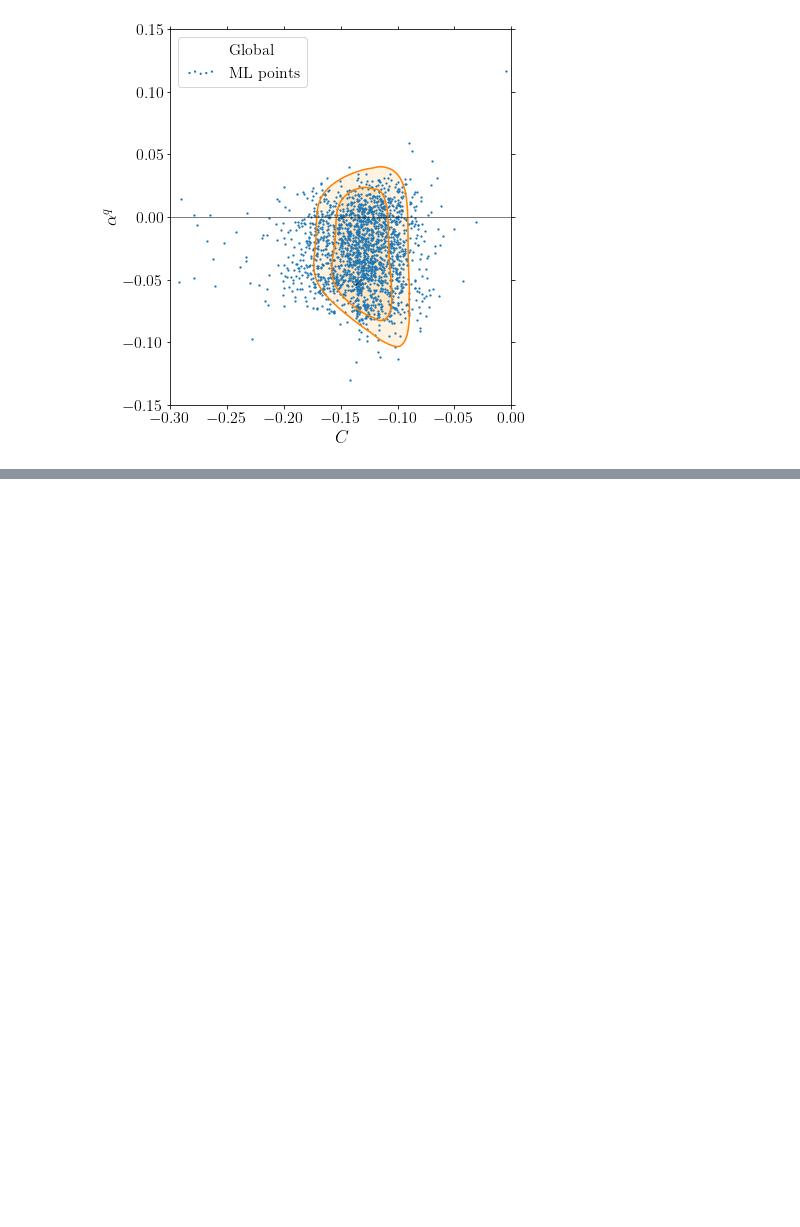
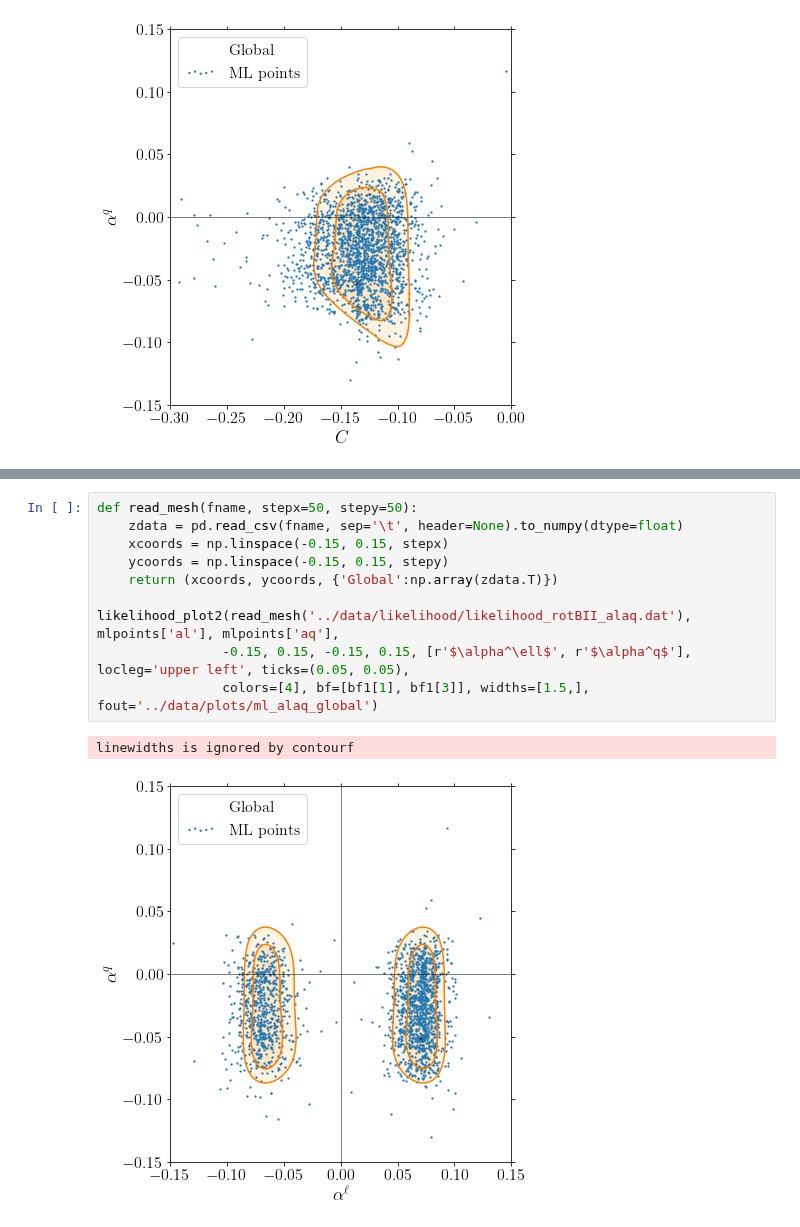
Before and after one commit to Jorge-Alda/SMEFT19-notebooks, a Jupyter notebook: PaperML/07_newplots.ipynb, the cells around one changed output, grey strips where cells are left out. Saved outputs shown, nothing was run; the diff lists cells and outputs as text; blank space fills up the shorter version.

```diff
--- a/PaperML/07_newplots.ipynb
+++ b/PaperML/07_newplots.ipynb
@@ -347,3 +365,16 @@ likelihood_plot2(read_mesh('../data/likelihood/likelihood_rotBII_Cbq.dat'), mlpo
 # %% [output]
 linewidths is ignored by contourf
 [figure]
+# %%
+def read_mesh(fname, stepx=50, stepy=50):
+    zdata = pd.read_csv(fname, sep='\t', header=None).to_numpy(dtype=float)
+    xcoords = np.linspace(-0.15, 0.15, stepx)
+    ycoords = np.linspace(-0.15, 0.15, stepy)
+    return (xcoords, ycoords, {'Global':np.array(zdata.T)})
+
+likelihood_plot2(read_mesh('../data/likelihood/likelihood_rotBII_alaq.dat'), mlpoints['al'], mlpoints['aq'],
+                -0.15, 0.15, -0.15, 0.15, [r'$\alpha^\ell$', r'$\alpha^q$'], locleg='upper left', ticks=(0.05, 0.05),
+                colors=[4], bf=[bf1[1], bf1[3]], widths=[1.5,], fout='../data/plots/ml_alaq_global')
+# %% [output]
+linewidths is ignored by contourf
+[figure, added]
```
Also changed, not shown: parts of 2 cells of this notebook, 5 other files.
